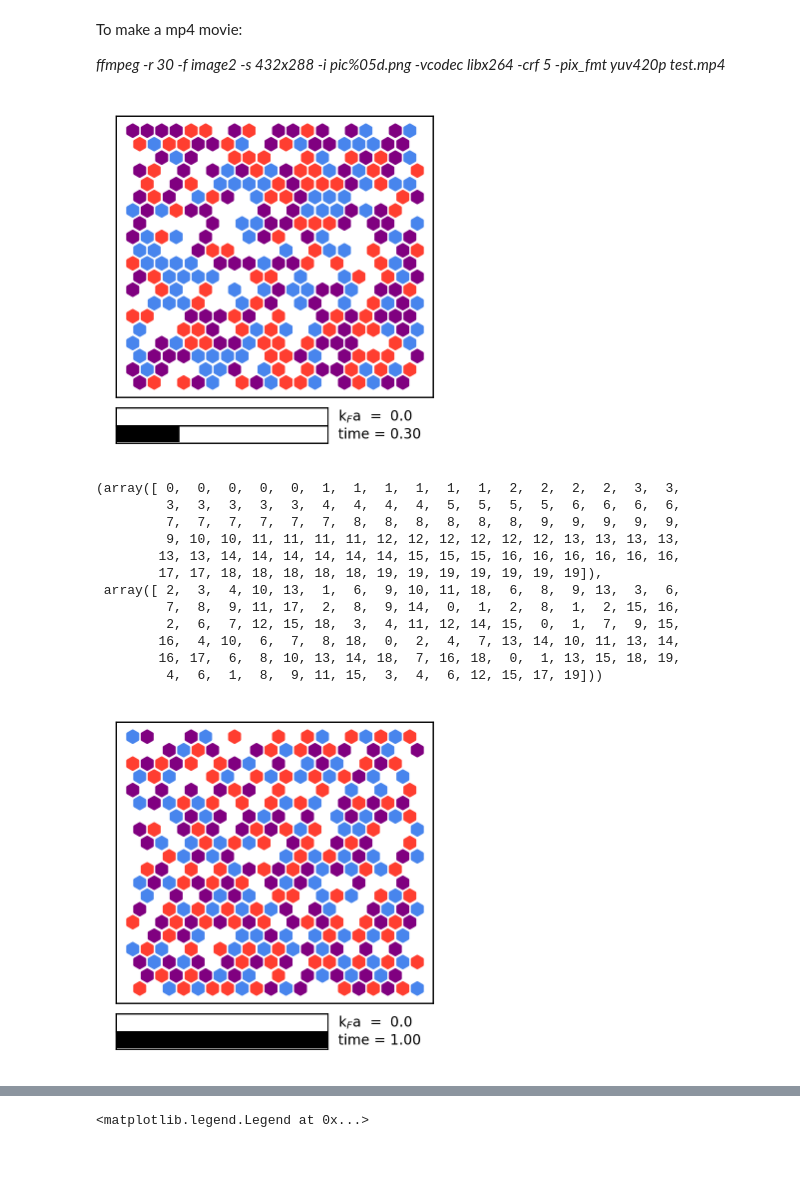
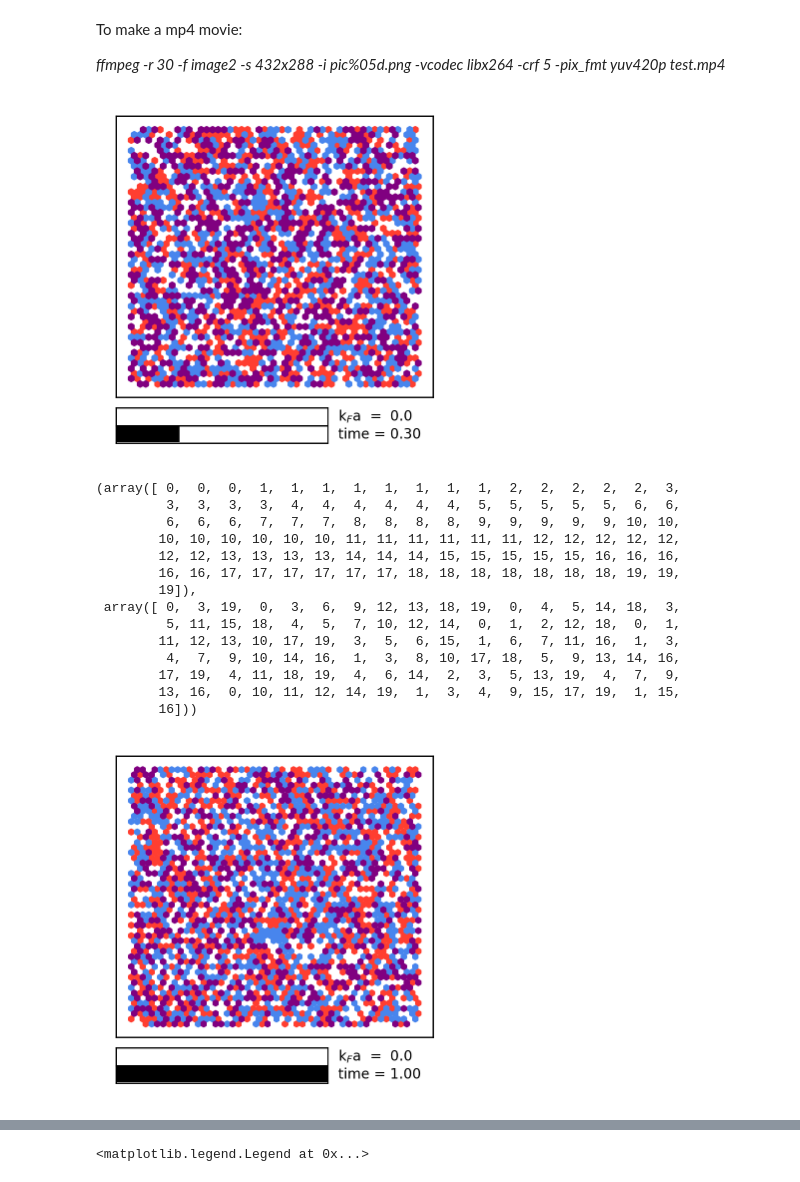
Before and after one commit to AndreaAmico/emulsion_sim, a Jupyter notebook: mc_hex3.ipynb, the cells around one changed output, grey strips where cells are left out. Saved outputs shown, nothing was run; the diff lists cells and outputs as text; code cells hidden in the pictures.

```diff
--- a/mc_hex3.ipynb
+++ b/mc_hex3.ipynb
@@ -300,7 +300,9 @@ class mc(object):
         self.S_MATRIX[1][1] = self.S_MATRIX[1][1]*100
         return e/len(state_1_coordinates[0])
 
-    def plot_state(self, rel_time=0, save_plot=False, save_index=0, save_folder=0, save_name='mc', kFa_max=2, s=18):
+    def plot_state(self, rel_time=0, save_plot=False, save_index=0, save_folder=0, save_name='mc', kFa_max=2, s=None):
+        if not s:
+            s = 18* (18/self.SIZE)**2
         with plt.rc_context(mplparams.single_column):
             fig = plt.figure(figsize=[s/25.5 for s in (45,45)], dpi=200)  # pdi of the screen to show
                                                                           # the real size of the plot
@@ -336,40 +338,43 @@ class mc(object):
 # %%
 def init_state(SIZE=20):
     state_1 = np.random.choice([0,1], size=(SIZE,SIZE)).astype('int16')#*t1
     state_2 = np.random.choice([0,2], size=(SIZE,SIZE)).astype('int16')#*t2
     initial_state = state_1+state_2
     s = mc(initial_state)
 
     s.T=0.2
     s.TRAP_DEPTH = 0.2
     s.FC_REDUCTION = 0
     s.kFa = 0.001
     s.update_coefficients()
     return s
-SIZE=20
-s = init_state()
 
-s.plot_state(rel_time=0.3, s=18)
+
+s = init_state(SIZE=50)
+
+s.plot_state(rel_time=0.3, s=18*(20/50)**2)
 # %% [output]
-[figure, old version]
+[figure, new version]
 # %%
 np.where(s.state==2)
 # %% [output]
-(array([ 0,  0,  0,  0,  0,  1,  1,  1,  1,  1,  1,  2,  2,  2,  2,  3,  3,
-         3,  3,  3,  3,  3,  4,  4,  4,  4,  5,  5,  5,  5,  6,  6,  6,  6,
-         7,  7,  7,  7,  7,  7,  8,  8,  8,  8,  8,  8,  9,  9,  9,  9,  9,
-         9, 10, 10, 11, 11, 11, 11, 12, 12, 12, 12, 12, 12, 13, 13, 13, 13,
-        13, 13, 14, 14, 14, 14, 14, 14, 15, 15, 15, 16, 16, 16, 16, 16, 16,
-        17, 17, 18, 18, 18, 18, 18, 19, 19, 19, 19, 19, 19, 19]),
- array([ 2,  3,  4, 10, 13,  1,  6,  9, 10, 11, 18,  6,  8,  9, 13,  3,  6,
-         7,  8,  9, 11, 17,  2,  8,  9, 14,  0,  1,  2,  8,  1,  2, 15, 16,
-         2,  6,  7, 12, 15, 18,  3,  4, 11, 12, 14, 15,  0,  1,  7,  9, 15,
-        16,  4, 10,  6,  7,  8, 18,  0,  2,  4,  7, 13, 14, 10, 11, 13, 14,
-        16, 17,  6,  8, 10, 13, 14, 18,  7, 16, 18,  0,  1, 13, 15, 18, 19,
-         4,  6,  1,  8,  9, 11, 15,  3,  4,  6, 12, 15, 17, 19]))
+(array([ 0,  0,  0,  1,  1,  1,  1,  1,  1,  1,  1,  2,  2,  2,  2,  2,  3,
+         3,  3,  3,  3,  4,  4,  4,  4,  4,  4,  5,  5,  5,  5,  5,  6,  6,
+         6,  6,  6,  7,  7,  7,  8,  8,  8,  8,  9,  9,  9,  9,  9, 10, 10,
+        10, 10, 10, 10, 10, 10, 11, 11, 11, 11, 11, 11, 12, 12, 12, 12, 12,
+        12, 12, 13, 13, 13, 13, 14, 14, 14, 15, 15, 15, 15, 15, 16, 16, 16,
+        16, 16, 17, 17, 17, 17, 17, 17, 18, 18, 18, 18, 18, 18, 18, 19, 19,
+        19]),
+ array([ 0,  3, 19,  0,  3,  6,  9, 12, 13, 18, 19,  0,  4,  5, 14, 18,  3,
+         5, 11, 15, 18,  4,  5,  7, 10, 12, 14,  0,  1,  2, 12, 18,  0,  1,
+        11, 12, 13, 10, 17, 19,  3,  5,  6, 15,  1,  6,  7, 11, 16,  1,  3,
+         4,  7,  9, 10, 14, 16,  1,  3,  8, 10, 17, 18,  5,  9, 13, 14, 16,
+        17, 19,  4, 11, 18, 19,  4,  6, 14,  2,  3,  5, 13, 19,  4,  7,  9,
+        13, 16,  0, 10, 11, 12, 14, 19,  1,  3,  4,  9, 15, 17, 19,  1, 15,
+        16]))
 # %%
 # INIT STATE
-s = init_state()
+s = init_state(SIZE=50)
 s.T = 0.2
 s.TRAP_DEPTH = 0.2
 s.FC_REDUCTION = 1
@@ -380,11 +385,11 @@ s.update_coefficients()
 for i in range(int(1e4)):
     s.mc_step()
 s.plot_state(rel_time=1, save_plot=False, save_index=0,
-                     save_folder=save_path+'/1', save_name='mc', kFa_max=2, s=18)
+                     save_folder=save_path+'/1', save_name='mc', kFa_max=2)
 
 initial_state = s.state
 # %% [output]
-[figure, old version]
+[figure, new version]
 # %%
 i_energy = {}
 t_step = {}
```
Also changed, not shown: parts of 9 cells of this notebook, 3 other files.
